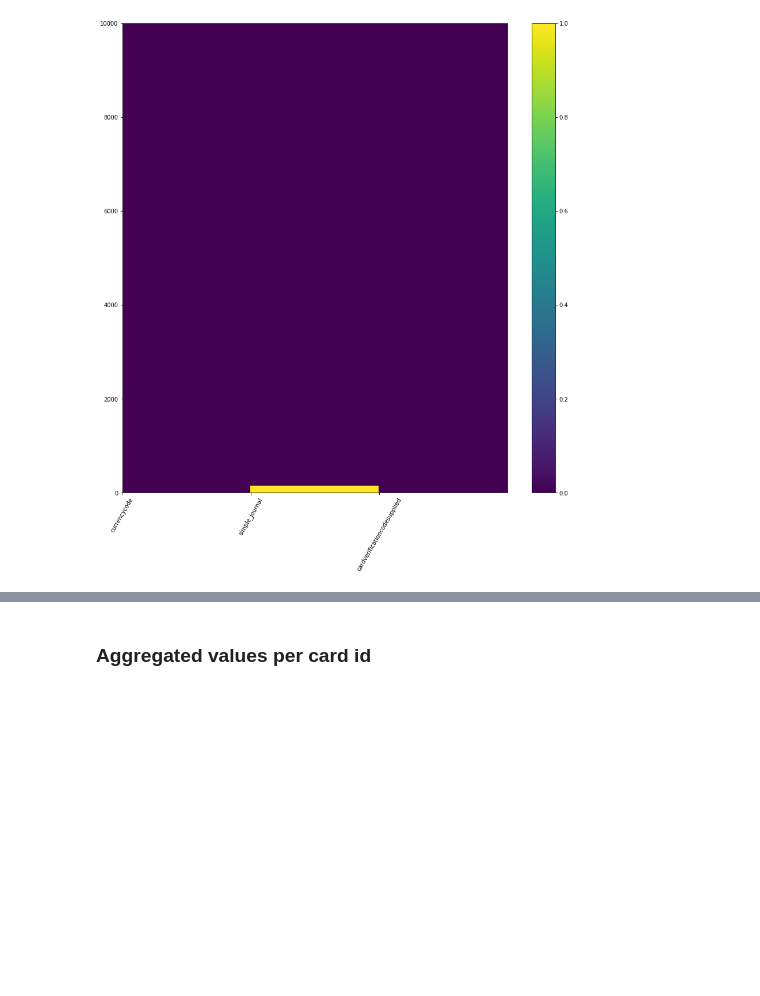
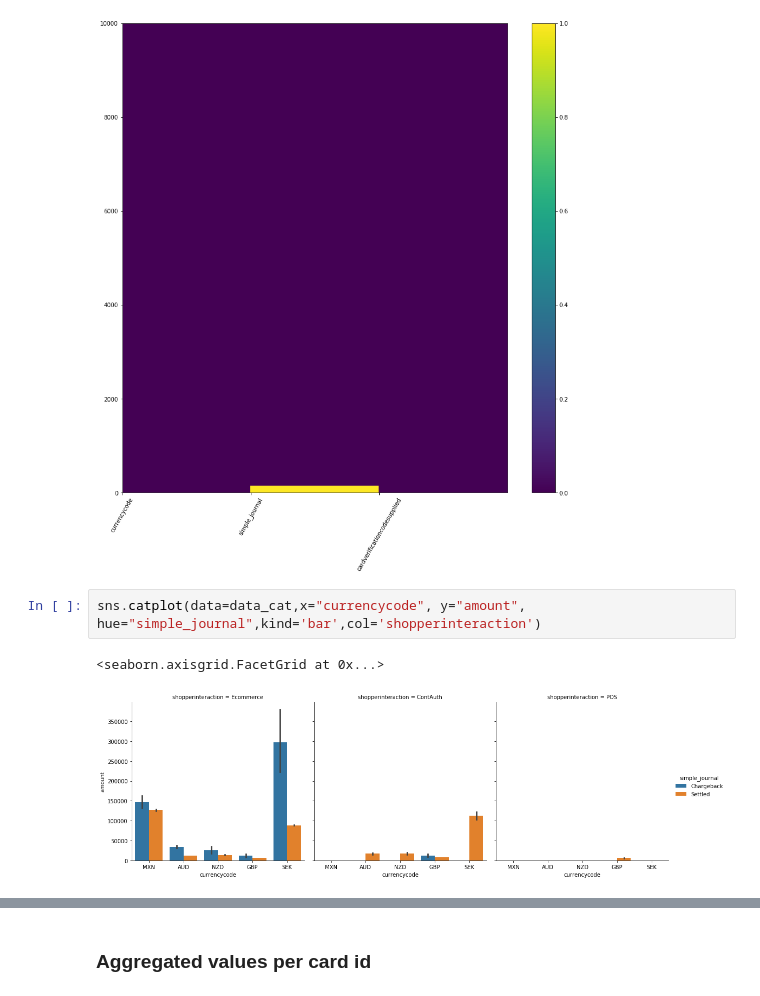
Before and after one commit to giannislelekas/CS4035, a Jupyter notebook: lab1/Lab1-dropNA.ipynb, the cells around one changed output, grey strips where cells are left out. Cells and saved outputs as stored; diff of their text form; blank space fills up the shorter version.

```diff
--- a/lab1/Lab1-dropNA.ipynb
+++ b/lab1/Lab1-dropNA.ipynb
@@ -106,3 +123,8 @@ plt.colorbar()
 # %% [output]
 <matplotlib.colorbar.Colorbar at 0x...>
 [figure]
+# %%
+sns.catplot(data=data_cat,x="currencycode", y="amount", hue="simple_journal",kind='bar',col='shopperinteraction')
+# %% [output]
+<seaborn.axisgrid.FacetGrid at 0x...>
+[figure, added]
```
Also changed, not shown: parts of 14 cells of this notebook, 1 other file.
